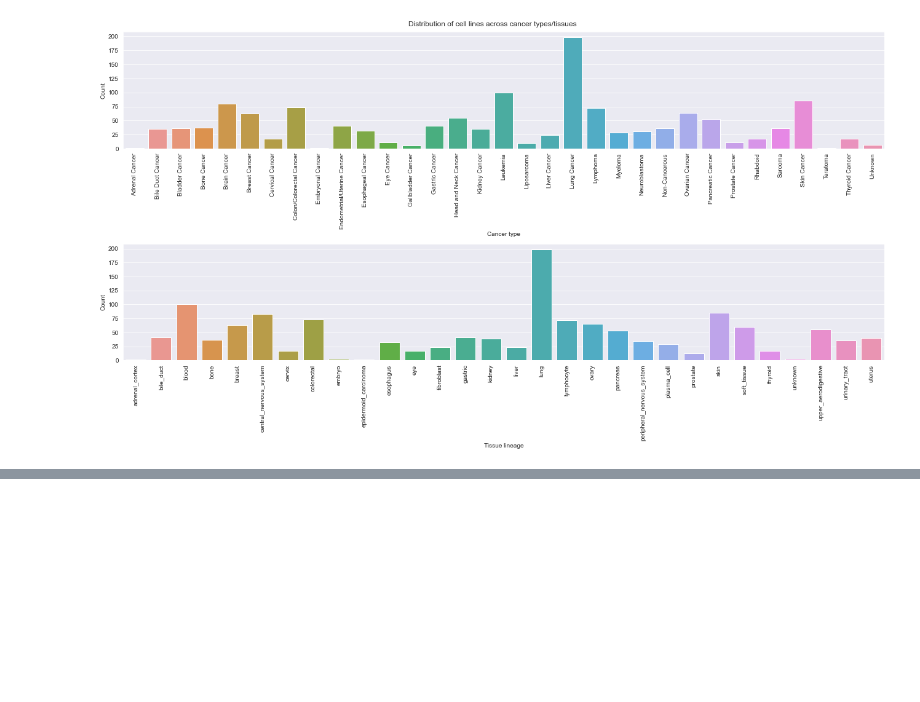
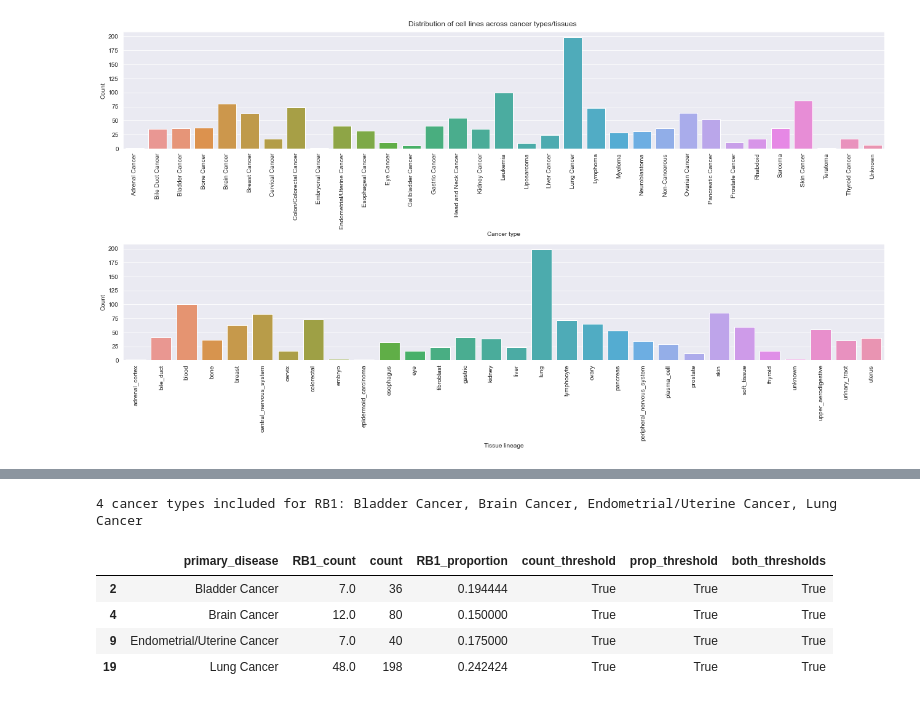
Before and after one commit to greenelab/pancancer-evaluation, a Jupyter notebook: 08_cell_line_prediction/download_data.ipynb, the cells around one changed output, grey strips where cells are left out. Saved outputs shown, nothing was run; the diff lists cells and outputs as text; code cells hidden in the pictures; blank space fills up the shorter version.

```diff
--- a/08_cell_line_prediction/download_data.ipynb
+++ b/08_cell_line_prediction/download_data.ipynb
@@ -367,0 +395,15 @@ plt.tight_layout()
+# %%
+print('{} cancer types included for {}: {}'.format(
+    ccle_gene_cancer_types.both_thresholds.sum(),
+    gene,
+    ', '.join(ccle_gene_cancer_types[ccle_gene_cancer_types.both_thresholds].primary_disease.values)
+))
+
+ccle_gene_cancer_types[ccle_gene_cancer_types.both_thresholds].head(10)
+# %% [output]
+4 cancer types included for RB1: Bladder Cancer, Brain Cancer, Endometrial/Uterine Cancer, Lung Cancer
+|  | primary_disease | RB1_count | count | RB1_proportion | count_threshold | prop_threshold | both_thresholds |
+| 2 | Bladder Cancer | 7.0 | 36 | 0.194444 | True | True | True |
+| 4 | Brain Cancer | 12.0 | 80 | 0.150000 | True | True | True |
+| 9 | Endometrial/Uterine Cancer | 7.0 | 40 | 0.175000 | True | True | True |
+| 19 | Lung Cancer | 48.0 | 198 | 0.242424 | True | True | True |
```
Also changed, not shown: parts of 8 cells of this notebook, 1 other file.
